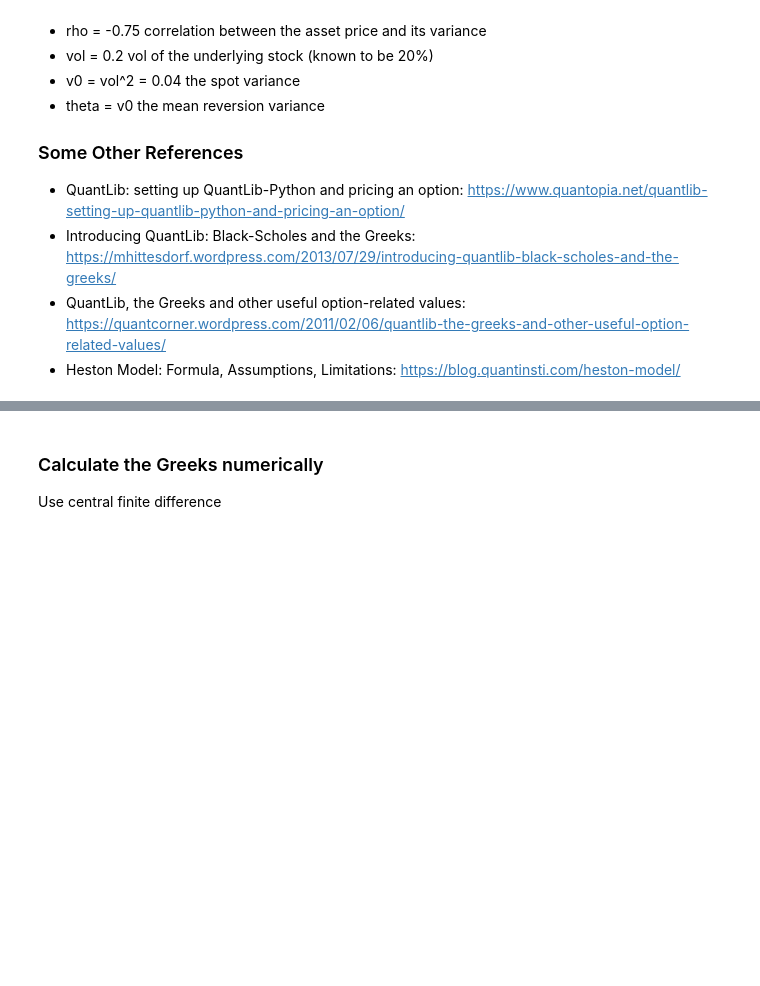
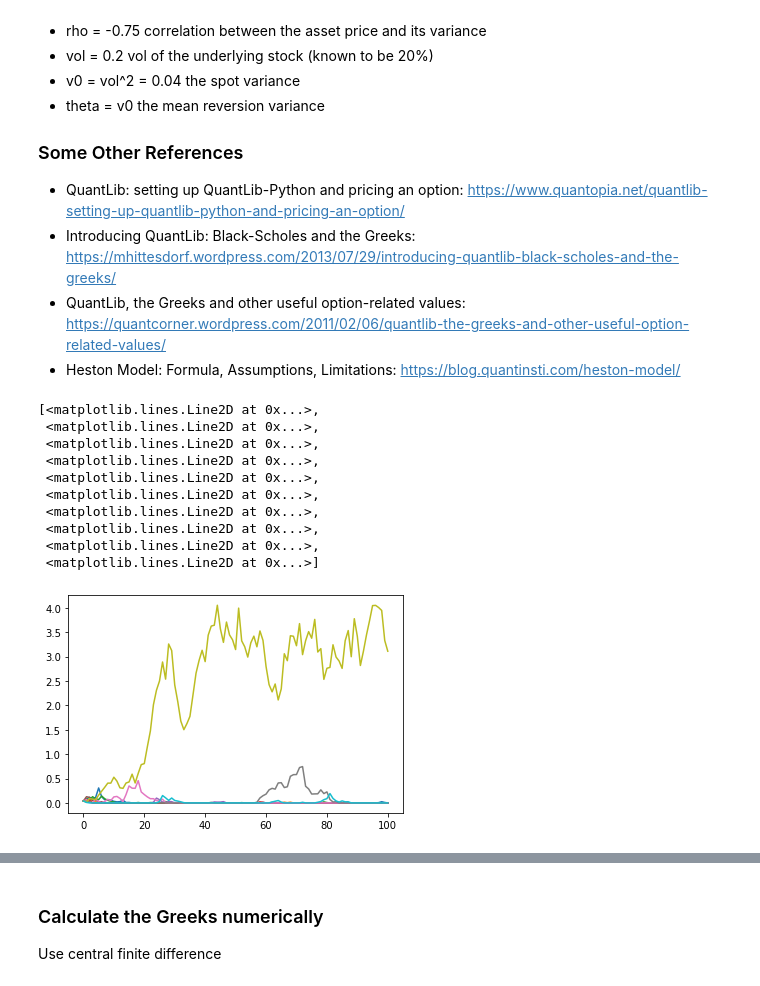
Before and after one commit to Parliamenthill/DeepHedging, a Jupyter notebook: Heston_Model0401.ipynb, the cells around one changed output, grey strips where cells are left out. Drawn from its saved outputs; the diff is of its cells as text; code cells hidden in the pictures; blank space fills up the shorter version.

```diff
--- a/Heston_Model0401.ipynb
+++ b/Heston_Model0401.ipynb
@@ -102,57 +102,75 @@ exercise = ql.EuropeanExercise(maturity_date)
 european_option = ql.VanillaOption(payoff, exercise)
 
 # parameters for Heston
-kappa = 0.1  # mean reversion strength
-sigma = 0.1  # vol of vol
-rho = -0.75  # corr between asset price and var
-vol = 0.20   # historical vols for the stock
-v0 = vol*vol # spot variance
-theta = v0   # mean reversion variance
+kappa = 1  # mean reversion strength
+sigma = 2  # vol of vol
+rho = -0.7  # corr between asset price and var
+v0 = 0.04   # historical vols for the stock
+theta = 0.04   # mean reversion variance
 # %%
 day_count = ql.Actual365Fixed()
 
-calculation_date = ql.Date(1, 10, 2020)
+calculation_date = ql.Date(1, 1, 2020)
 spot_price = 100.00
 # ql.Settings.instance().evaluationDate = calculation_date
 
 # construct the yield curve
 dividend_rate =  0
 risk_free_rate = 0
 flat_ts = ql.YieldTermStructureHandle(
     ql.FlatForward(calculation_date, risk_free_rate, day_count)
 )
+
 dividend_yield = ql.YieldTermStructureHandle(
     ql.FlatForward(calculation_date, dividend_rate, day_count)
 )
 
 # set the spot price
 spot_handle = ql.QuoteHandle(
     ql.SimpleQuote(spot_price)
 )
 
 # calculate option price
 heston_process = ql.HestonProcess(
 flat_ts, dividend_yield, spot_handle,
 v0, kappa, theta, sigma, rho
 )
 
 
-# timestep = 100
-# length = 1
-# times = ql.TimeGrid(length, timestep)
-# dimension = heston_process.factors()
-# numPaths = 10
+timestep = 100
+length = 1
+times = ql.TimeGrid(length, timestep)
+dimension = heston_process.factors()
+numPaths = 10
 
-# rng = ql.UniformRandomSequenceGenerator(dimension * timestep, ql.UniformRandomGenerator())
-# sequenceGenerator = ql.GaussianRandomSequenceGenerator(rng)
-# pathGenerator = ql.GaussianMultiPathGenerator(heston_process, list(times), sequenceGenerator, False)
+rng = ql.UniformRandomSequenceGenerator(dimension * timestep, ql.UniformRandomGenerator())
+sequenceGenerator = ql.GaussianRandomSequenceGenerator(rng)
+pathGenerator = ql.GaussianMultiPathGenerator(heston_process, list(times), sequenceGenerator, False)
 
-# # paths[0] will contain spot paths, paths[1] will contain vol paths
-# paths = [[] for i in range(dimension)]
-# for i in range(numPaths):
-#     samplePath = pathGenerator.next()
-#     values = samplePath.value()
-#     spot = values[0]
+# paths[0] will contain spot paths, paths[1] will contain vol paths
+paths = [[] for i in range(dimension)]
+for i in range(numPaths):
+    samplePath = pathGenerator.next()
+    values = samplePath.value()
+    spot = values[0]
 
-#     for j in range(dimension):
-#         paths[j].append([x for x in values[j]])
+    for j in range(dimension):
+        paths[j].append([x for x in values[j]])
+
+import numpy as np
+import matplotlib.pyplot as plt
+paths_np = np.array(paths)
+# plt.plot(paths_np[0,:,:].T)
+plt.plot(paths_np[1,:,:].T)
+# %% [output]
+[<matplotlib.lines.Line2D at 0x...>,
+ <matplotlib.lines.Line2D at 0x...>,
+ <matplotlib.lines.Line2D at 0x...>,
+ <matplotlib.lines.Line2D at 0x...>,
+ <matplotlib.lines.Line2D at 0x...>,
+ <matplotlib.lines.Line2D at 0x...>,
+ <matplotlib.lines.Line2D at 0x...>,
+ <matplotlib.lines.Line2D at 0x...>,
+ <matplotlib.lines.Line2D at 0x...>,
+ <matplotlib.lines.Line2D at 0x...>]
+[figure, added]
```
Also changed, not shown: parts of 6 cells of this notebook, 5 other files.
